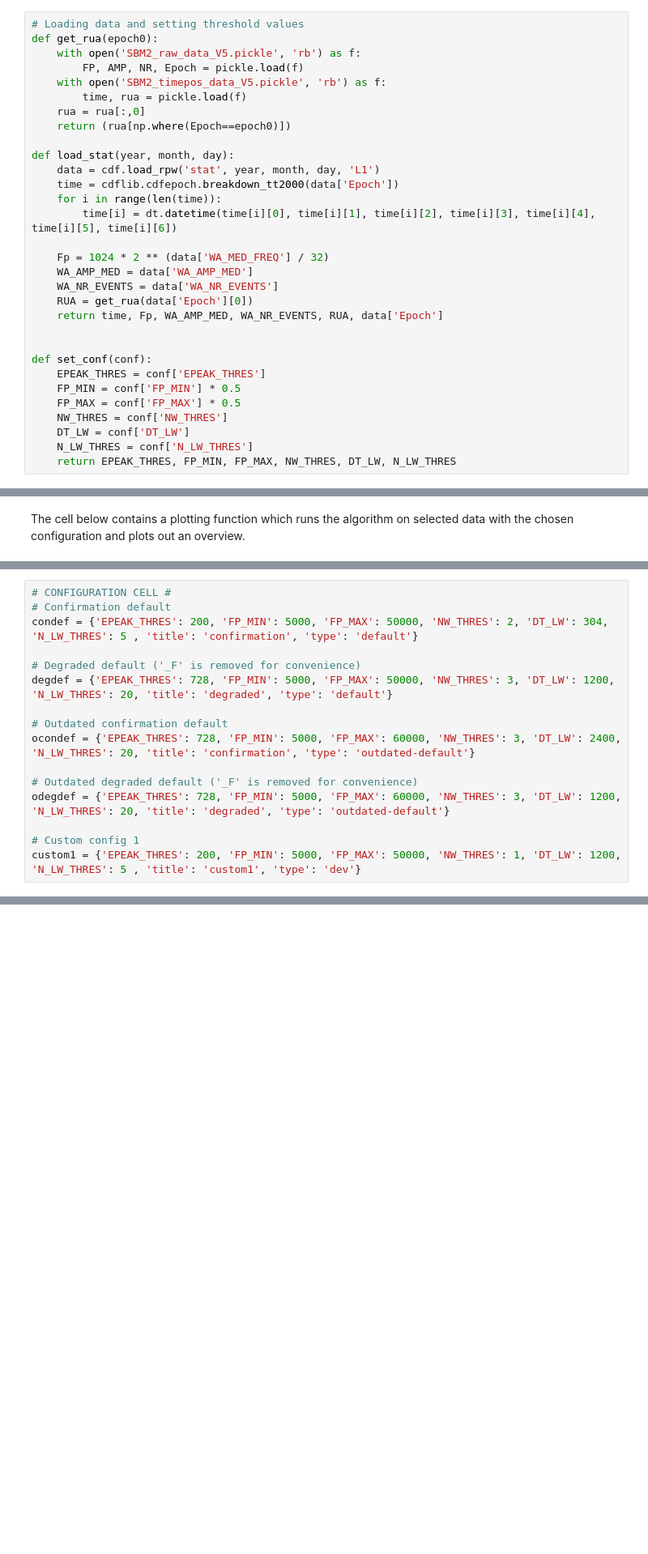
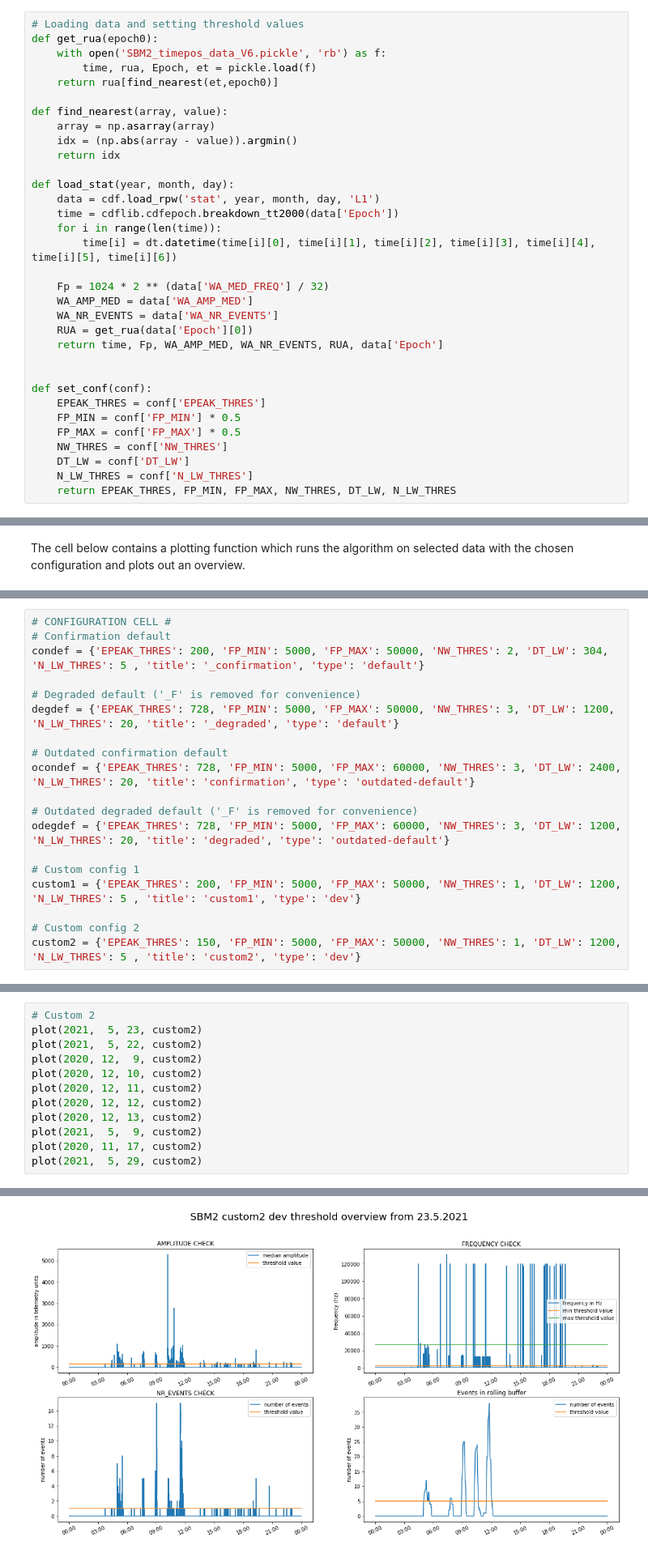
Before and after one commit to formanet415/SBM2-detection, a Jupyter notebook: Single day plotter.ipynb, the cells around one changed output, grey strips where cells are left out. Shown at 81% size. Cells and saved outputs as stored; diff of their text form; blank space fills up the shorter version.

```diff
--- a/Single day plotter.ipynb
+++ b/Single day plotter.ipynb
@@ -26,12 +27,14 @@ The cell below contains a loader function and a function which sets the configur
 # %%
 # Loading data and setting threshold values
 def get_rua(epoch0):
-    with open('SBM2_raw_data_V5.pickle', 'rb') as f:
-        FP, AMP, NR, Epoch = pickle.load(f)
-    with open('SBM2_timepos_data_V5.pickle', 'rb') as f:
-        time, rua = pickle.load(f)
-    rua = rua[:,0]
-    return (rua[np.where(Epoch==epoch0)])
+    with open('SBM2_timepos_data_V6.pickle', 'rb') as f:
+        time, rua, Epoch, et = pickle.load(f)
+    return rua[find_nearest(et,epoch0)]
+
+def find_nearest(array, value):
+    array = np.asarray(array)
+    idx = (np.abs(array - value)).argmin()
+    return idx
 
 def load_stat(year, month, day):
     data = cdf.load_rpw('stat', year, month, day, 'L1')
@@ -165,10 +168,10 @@ Following cell includes algorithm configurations. Choose a configuration and ent
 # %%
 # CONFIGURATION CELL #
 # Confirmation default
-condef = {'EPEAK_THRES': 200, 'FP_MIN': 5000, 'FP_MAX': 50000, 'NW_THRES': 2, 'DT_LW': 304,  'N_LW_THRES': 5 , 'title': 'confirmation', 'type': 'default'}
+condef = {'EPEAK_THRES': 200, 'FP_MIN': 5000, 'FP_MAX': 50000, 'NW_THRES': 2, 'DT_LW': 304,  'N_LW_THRES': 5 , 'title': '_confirmation', 'type': 'default'}
 
 # Degraded default ('_F' is removed for convenience)
-degdef = {'EPEAK_THRES': 728, 'FP_MIN': 5000, 'FP_MAX': 50000, 'NW_THRES': 3, 'DT_LW': 1200, 'N_LW_THRES': 20, 'title': 'degraded', 'type': 'default'}
+degdef = {'EPEAK_THRES': 728, 'FP_MIN': 5000, 'FP_MAX': 50000, 'NW_THRES': 3, 'DT_LW': 1200, 'N_LW_THRES': 20, 'title': '_degraded', 'type': 'default'}
 
 # Outdated confirmation default
 ocondef = {'EPEAK_THRES': 728, 'FP_MIN': 5000, 'FP_MAX': 60000, 'NW_THRES': 3, 'DT_LW': 2400, 'N_LW_THRES': 20, 'title': 'confirmation', 'type': 'outdated-default'}
@@ -178,6 +181,9 @@ odegdef = {'EPEAK_THRES': 728, 'FP_MIN': 5000, 'FP_MAX': 60000, 'NW_THRES': 3, '
 
 # Custom config 1
 custom1 = {'EPEAK_THRES': 200, 'FP_MIN': 5000, 'FP_MAX': 50000, 'NW_THRES': 1, 'DT_LW': 1200,  'N_LW_THRES': 5 , 'title': 'custom1', 'type': 'dev'}
+
+# Custom config 2
+custom2 = {'EPEAK_THRES': 150, 'FP_MIN': 5000, 'FP_MAX': 50000, 'NW_THRES': 1, 'DT_LW': 1200,  'N_LW_THRES': 5 , 'title': 'custom2', 'type': 'dev'}
 # %%
 # Example
 plot(2021, 5, 23, condef)
@@ -255,0 +281,13 @@ Directory  Single day plots/20210529/  Created
+# %%
+# Custom 2
+plot(2021,  5, 23, custom2)
+plot(2021,  5, 22, custom2)
+plot(2020, 12,  9, custom2)
+plot(2020, 12, 10, custom2)
+plot(2020, 12, 11, custom2)
+plot(2020, 12, 12, custom2)
+plot(2020, 12, 13, custom2)
+plot(2021,  5,  9, custom2)
+plot(2020, 11, 17, custom2)
+plot(2021,  5, 29, custom2)
+# %% [output]
@@ -255,0 +304 @@ Directory  Single day plots/20210529/  Created
+[figure, added]
```
Also changed, not shown: parts of 6 cells of this notebook, 54 other files.
